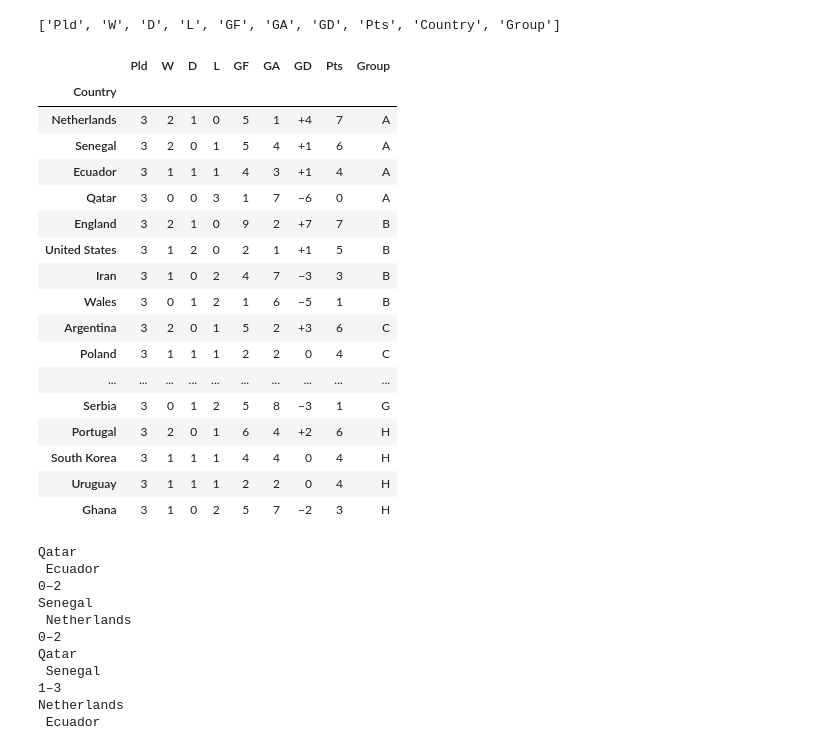
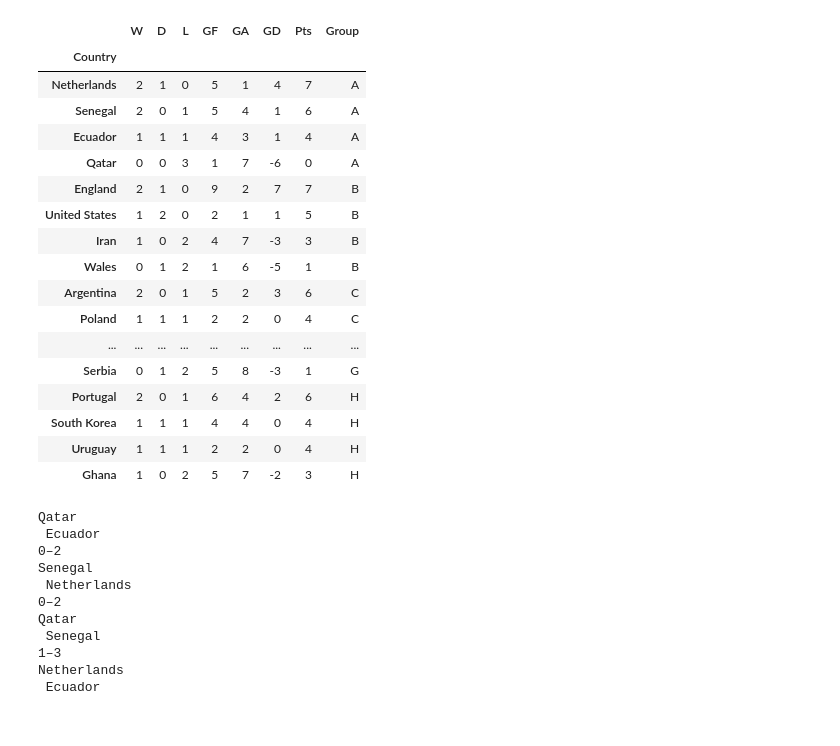
Before and after one commit to DanielLi03/WorldCupDashboard, a Jupyter notebook: webscrapeEDA.ipynb, the cells around one changed output. Drawn from its saved outputs; the diff is of its cells as text; code cells hidden in the pictures.

Commit message:
completed group stage dataset

```diff
--- a/webscrapeEDA.ipynb
+++ b/webscrapeEDA.ipynb
@@ -190,33 +82,45 @@ for i in cols:
     finalColumns.append(i.text.strip())
 
 finalColumns = finalColumns[1:] + ['Country', 'Group']
-finalColumns
-# %% [output]
-['Pld', 'W', 'D', 'L', 'GF', 'GA', 'GD', 'Pts', 'Country', 'Group']
 # %%
 #dataframe containing all the group stage stats
 
 groupStageDF = pd.DataFrame(dfFinalList, columns = finalColumns).set_index("Country")
+
+#Basic Data cleaning
+
+groupStageDF = groupStageDF.drop(['Pld'], axis = 1)
+
+convert_dict = {'W': int,
+                'D': int,
+                'L': int,
+                'GF': int,
+                'GA': int,
+                'Pts': int
+                }
+
+groupStageDF = groupStageDF.astype(convert_dict)
+groupStageDF['GD'] = groupStageDF['GD'].apply(lambda x: int(x[1]) if x[0] == '+' else 0 if len(x) == 1 else -int(x[1]))
 groupStageDF
 # %% [output]
-|  | Pld | W | D | L | GF | GA | GD | Pts | Group |
-| Country |  |  |  |  |  |  |  |  |  |
-| Netherlands | 3 | 2 | 1 | 0 | 5 | 1 | +4 | 7 | A |
-| Senegal | 3 | 2 | 0 | 1 | 5 | 4 | +1 | 6 | A |
-| Ecuador | 3 | 1 | 1 | 1 | 4 | 3 | +1 | 4 | A |
-| Qatar | 3 | 0 | 0 | 3 | 1 | 7 | −6 | 0 | A |
-| England | 3 | 2 | 1 | 0 | 9 | 2 | +7 | 7 | B |
-| United States | 3 | 1 | 2 | 0 | 2 | 1 | +1 | 5 | B |
-| Iran | 3 | 1 | 0 | 2 | 4 | 7 | −3 | 3 | B |
-| Wales | 3 | 0 | 1 | 2 | 1 | 6 | −5 | 1 | B |
-| Argentina | 3 | 2 | 0 | 1 | 5 | 2 | +3 | 6 | C |
-| Poland | 3 | 1 | 1 | 1 | 2 | 2 | 0 | 4 | C |
-| ... | ... | ... | ... | ... | ... | ... | ... | ... | ... |
-| Serbia | 3 | 0 | 1 | 2 | 5 | 8 | −3 | 1 | G |
-| Portugal | 3 | 2 | 0 | 1 | 6 | 4 | +2 | 6 | H |
-| South Korea | 3 | 1 | 1 | 1 | 4 | 4 | 0 | 4 | H |
-| Uruguay | 3 | 1 | 1 | 1 | 2 | 2 | 0 | 4 | H |
-| Ghana | 3 | 1 | 0 | 2 | 5 | 7 | −2 | 3 | H |
+|  | W | D | L | GF | GA | GD | Pts | Group |
+| Country |  |  |  |  |  |  |  |  |
+| Netherlands | 2 | 1 | 0 | 5 | 1 | 4 | 7 | A |
+| Senegal | 2 | 0 | 1 | 5 | 4 | 1 | 6 | A |
+| Ecuador | 1 | 1 | 1 | 4 | 3 | 1 | 4 | A |
+| Qatar | 0 | 0 | 3 | 1 | 7 | -6 | 0 | A |
+| England | 2 | 1 | 0 | 9 | 2 | 7 | 7 | B |
+| United States | 1 | 2 | 0 | 2 | 1 | 1 | 5 | B |
+| Iran | 1 | 0 | 2 | 4 | 7 | -3 | 3 | B |
+| Wales | 0 | 1 | 2 | 1 | 6 | -5 | 1 | B |
+| Argentina | 2 | 0 | 1 | 5 | 2 | 3 | 6 | C |
+| Poland | 1 | 1 | 1 | 2 | 2 | 0 | 4 | C |
+| ... | ... | ... | ... | ... | ... | ... | ... | ... |
+| Serbia | 0 | 1 | 2 | 5 | 8 | -3 | 1 | G |
+| Portugal | 2 | 0 | 1 | 6 | 4 | 2 | 6 | H |
+| South Korea | 1 | 1 | 1 | 4 | 4 | 0 | 4 | H |
+| Uruguay | 1 | 1 | 1 | 2 | 2 | 0 | 4 | H |
+| Ghana | 1 | 0 | 2 | 5 | 7 | -2 | 3 | H |
 # %%
 # use this to get the scores for all the matches in the word cup
 # scores were collected in the order in which they were played in the tournament
```
Also changed, not shown: parts of 5 cells of this notebook.
